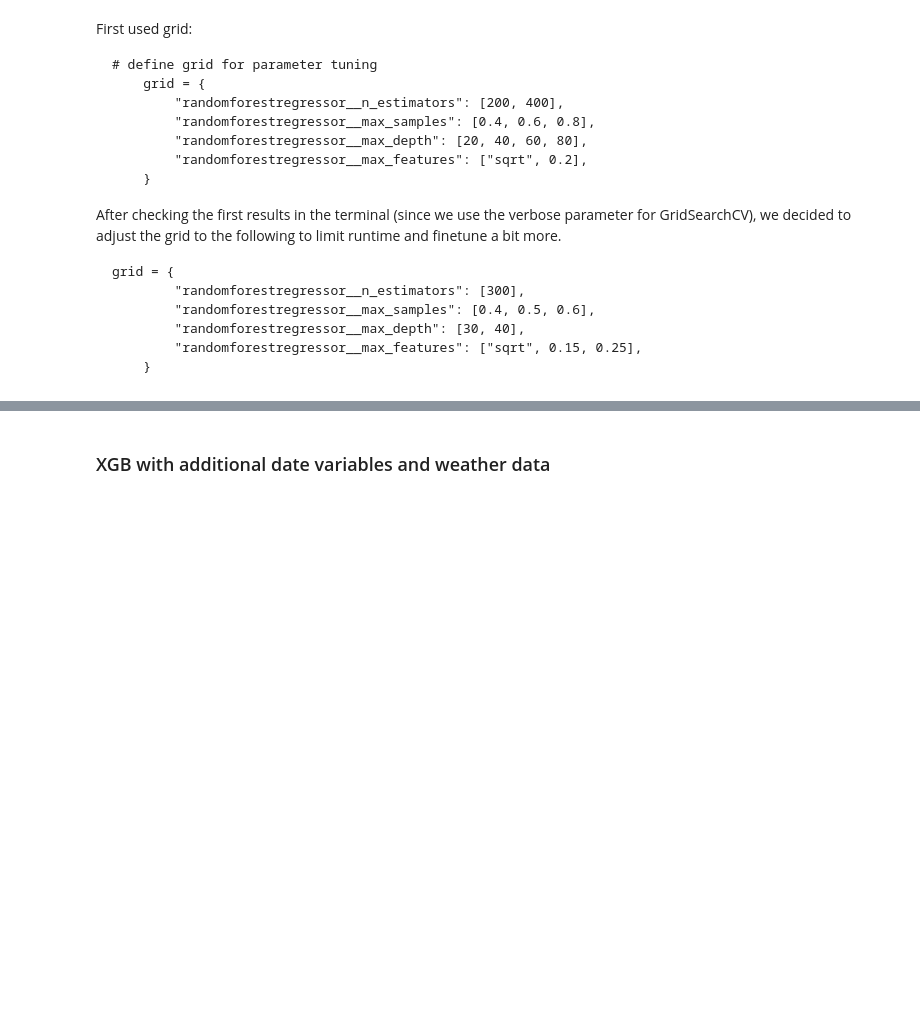
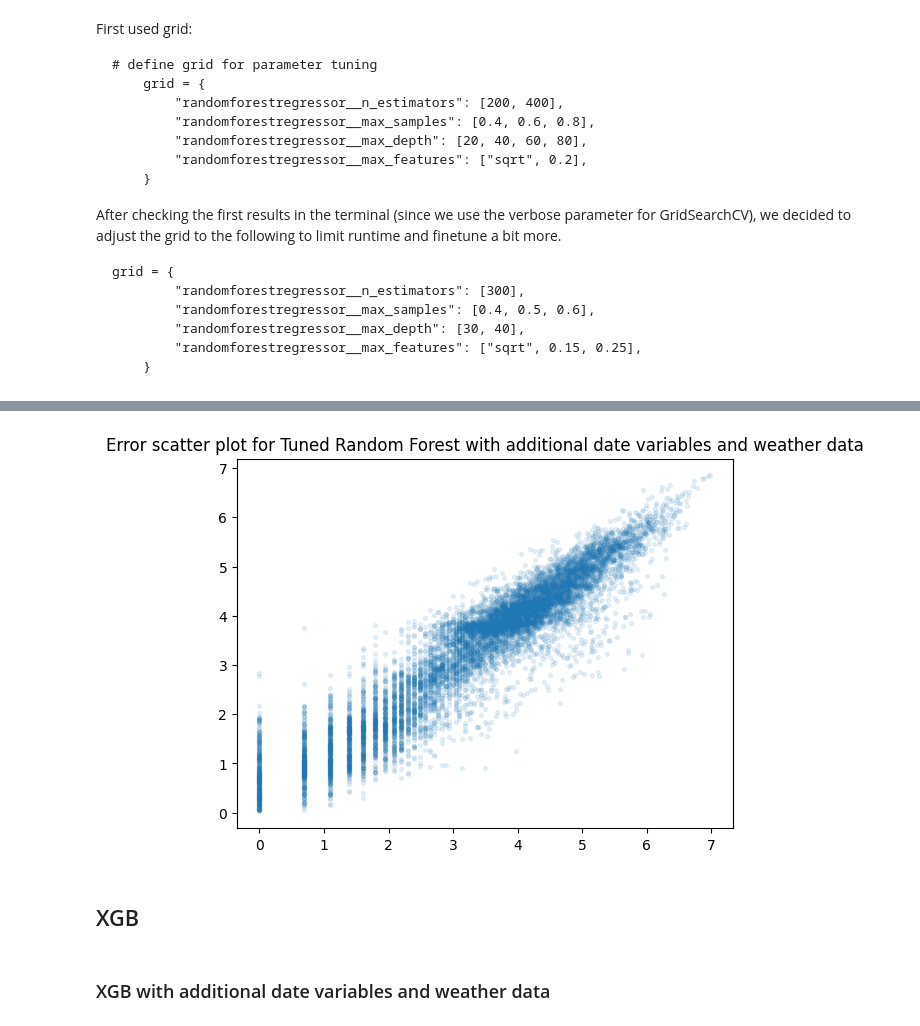
Before and after one commit to stlbnmaria/PythonForDS_Project, a Jupyter notebook: modeling/tree_models/tree_models.ipynb, the cells around one changed output, grey strips where cells are left out. Cells and saved outputs as stored; diff of their text form; code cells hidden in the pictures; blank space fills up the shorter version.

```diff
--- a/modeling/tree_models/tree_models.ipynb
+++ b/modeling/tree_models/tree_models.ipynb
@@ -336,3 +334,13 @@ pd.read_csv("./results_tuning/")
+# %%
+problem.error_plot(
+    y_pred_test,
+    y_test,
+    "Tuned Random Forest with additional date variables and weather data",
+)
+# %% [output]
+[figure, added]
+# %% [markdown]
+## XGB
 # %% [markdown]
 ### XGB with additional date variables and weather data
 # %%
```
Also changed, not shown: parts of 52 cells of this notebook.
